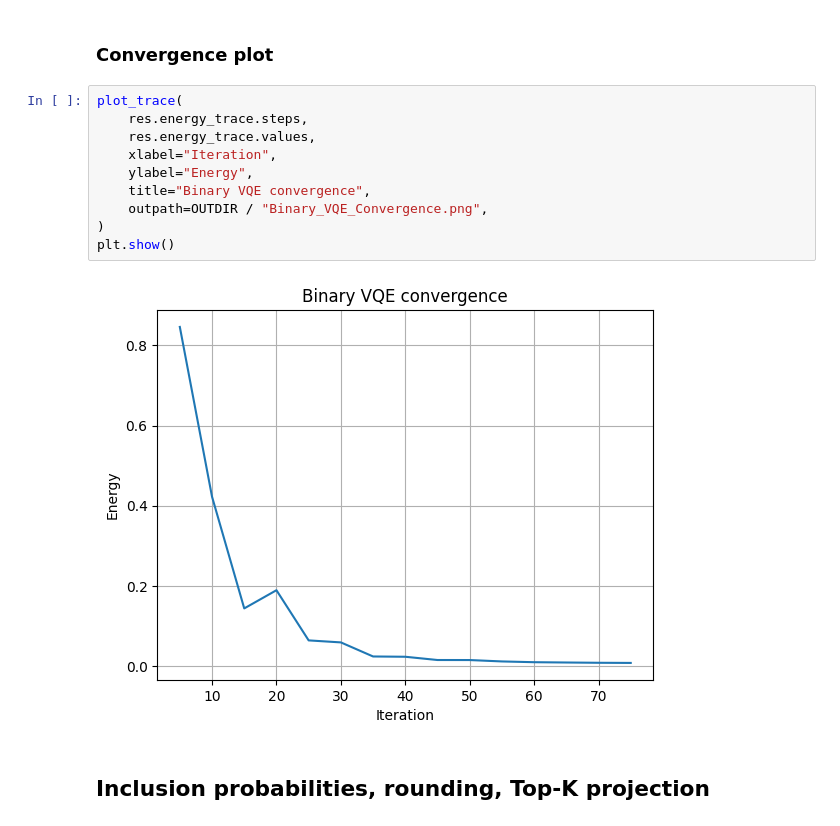
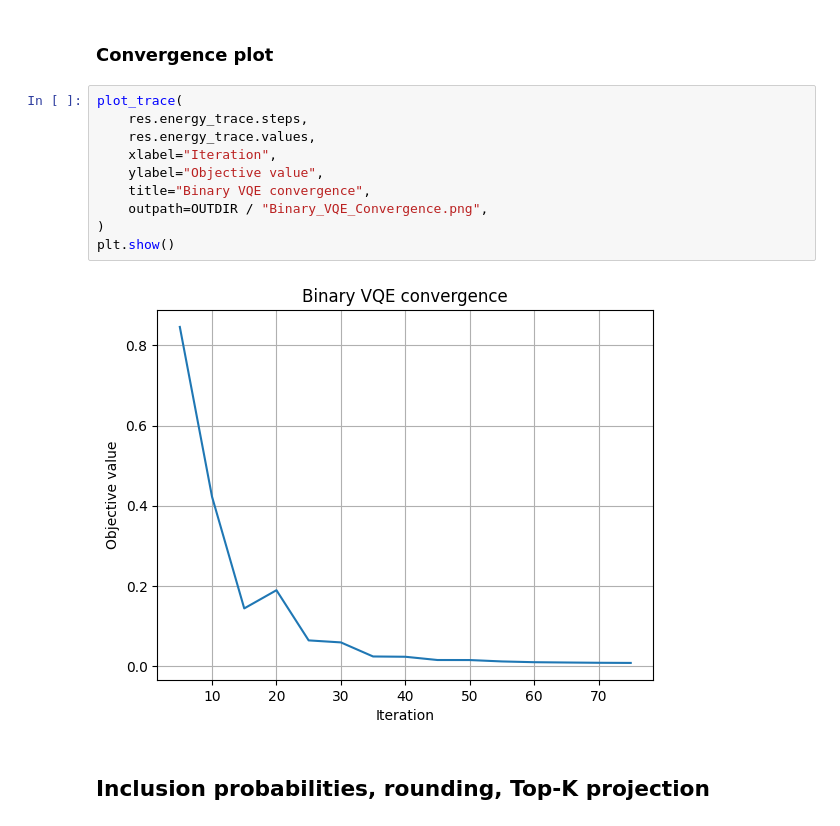
Before and after one commit to SidRichardsQuantum/VQE_Portfolio_Optimization, a Jupyter notebook: notebooks/Binary.ipynb, the cells around one changed output. Saved outputs shown, nothing was run; the diff lists cells and outputs as text.

```diff
--- a/notebooks/Binary.ipynb
+++ b/notebooks/Binary.ipynb
@@ -117,15 +117,15 @@ res = run_binary_vqe(mu, Sigma, cfg)
 # %%
 plot_trace(
     res.energy_trace.steps,
     res.energy_trace.values,
     xlabel="Iteration",
-    ylabel="Energy",
+    ylabel="Objective value",
     title="Binary VQE convergence",
     outpath=OUTDIR / "Binary_VQE_Convergence.png",
 )
 plt.show()
 # %% [output]
-[figure, old version]
+[figure, new version]
 # %% [markdown]
 ## Inclusion probabilities, rounding, Top-K projection
 # %%
```
Also changed, not shown: parts of 7 cells of this notebook, 29 other files.
